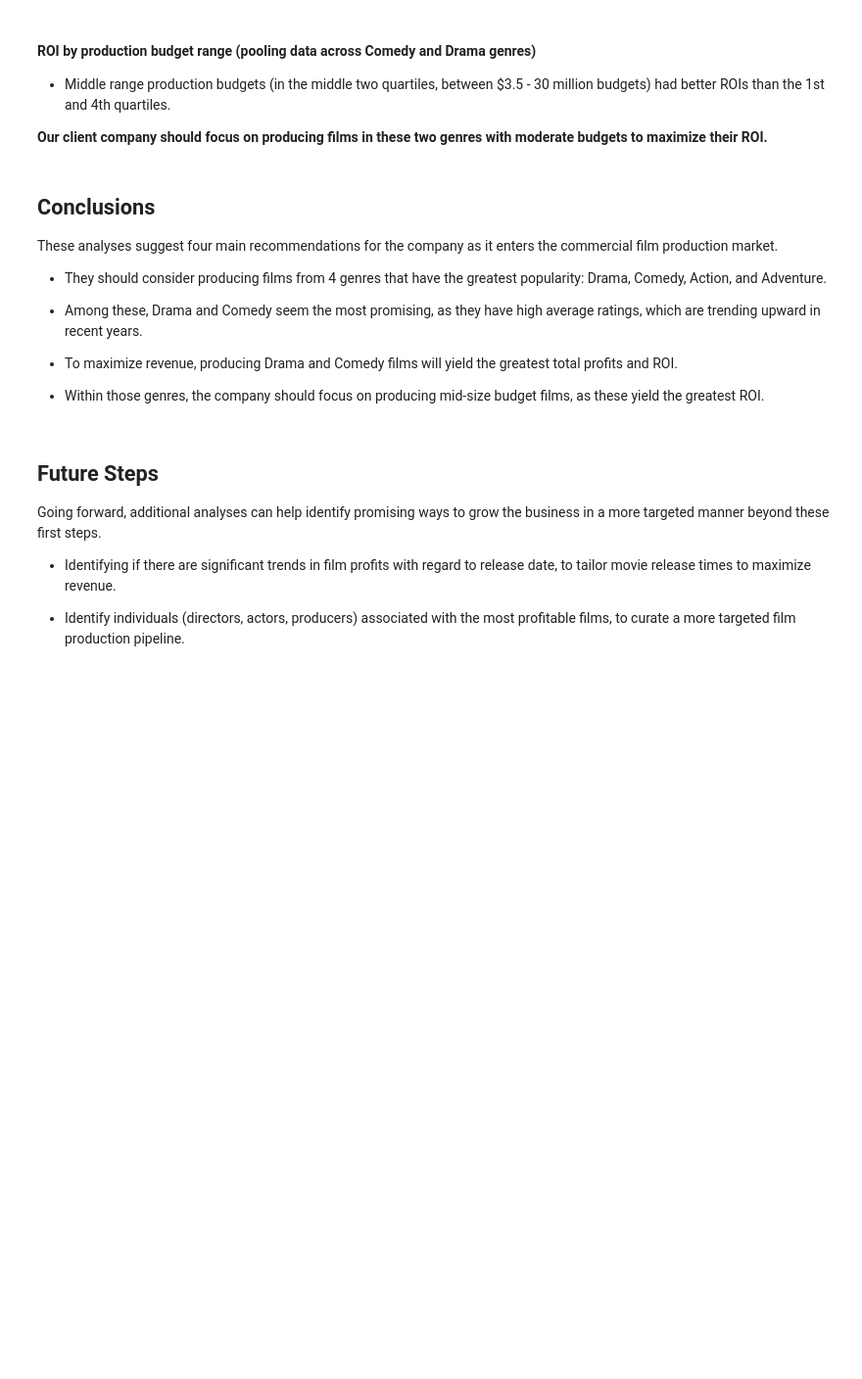
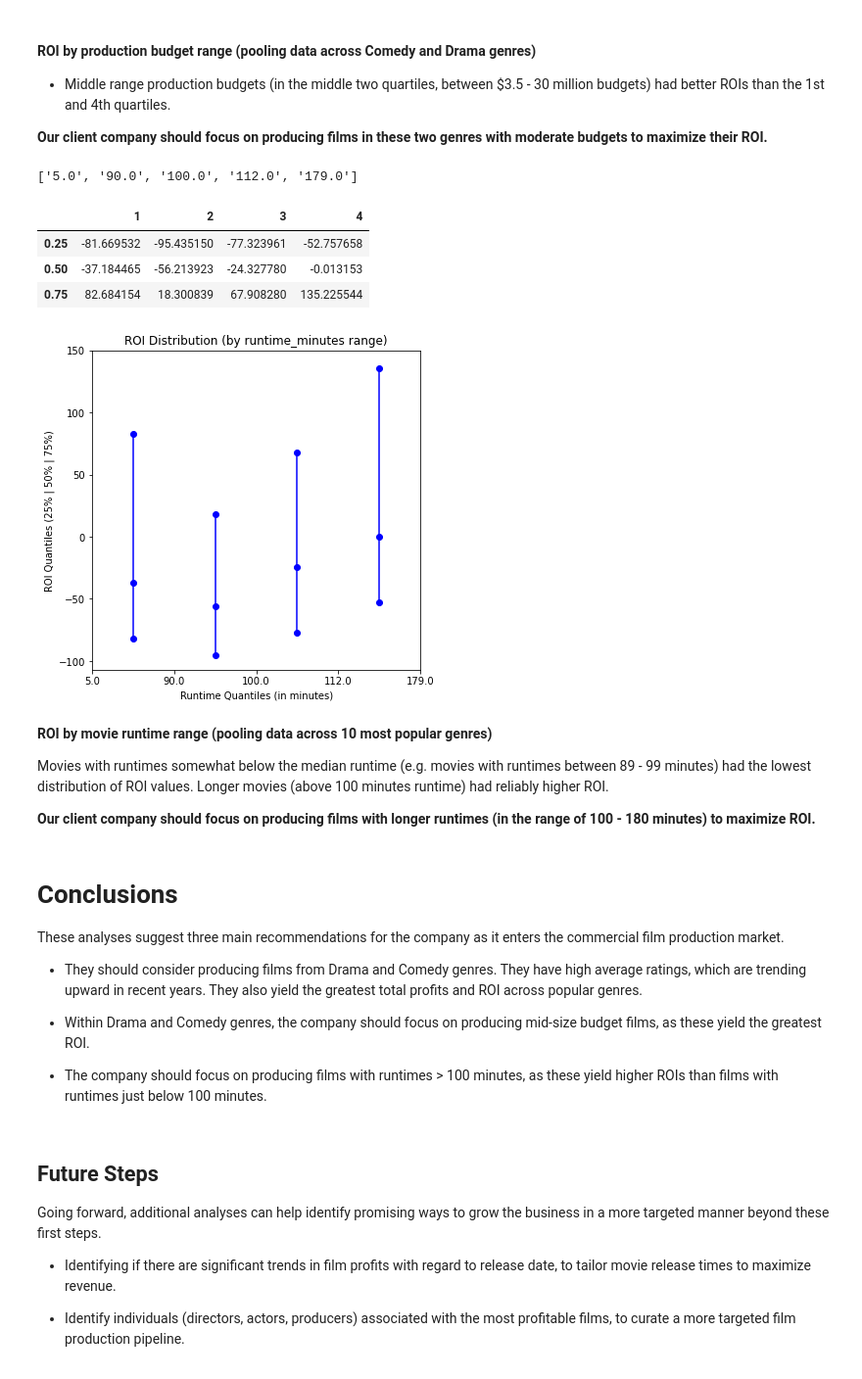
Before and after one commit to christopheraaronhenry/box_office_growth, a Jupyter notebook: box_office_growth.ipynb, the cells around one changed output. Shown at 98% size. Saved outputs shown, nothing was run; the diff lists cells and outputs as text; code cells hidden in the pictures; blank space fills up the shorter version.

```diff
--- a/box_office_growth.ipynb
+++ b/box_office_growth.ipynb
@@ -734,15 +821,31 @@ roi_stats
+# %%
+#plot the roi distributions by runtime for the 10 most popular genres
+fig, ax, runtime_quartiles, roi_stats = get_roi_stats_by_runtime(df_revmerge, genre_list)
+fig.savefig('./images/roi_dist_by_runtime_quartile.png')
+roi_stats
+# %% [output]
+['5.0', '90.0', '100.0', '112.0', '179.0']
+|  | 1 | 2 | 3 | 4 |
+| 0.25 | -81.669532 | -95.435150 | -77.323961 | -52.757658 |
+| 0.50 | -37.184465 | -56.213923 | -24.327780 | -0.013153 |
+| 0.75 | 82.684154 | 18.300839 | 67.908280 | 135.225544 |
+[figure, added]
+# %% [markdown]
+**ROI by movie runtime range (pooling data across 10 most popular genres)**
+
+Movies with runtimes somewhat below the median runtime (e.g. movies with runtimes between 89 - 99 minutes) had the lowest distribution of ROI values. Longer movies (above 100 minutes runtime) had reliably higher ROI.
+
+**Our client company should focus on producing films with longer runtimes (in the range of 100 - 180 minutes) to maximize ROI.**
 # %% [markdown]
-## Conclusions
+# Conclusions
 
-These analyses suggest four main recommendations for the company as it enters the commercial film production market.
+These analyses suggest three main recommendations for the company as it enters the commercial film production market.
 
-* They should consider producing films from 4 genres that have the greatest popularity: Drama, Comedy, Action, and Adventure.
+* They should consider producing films from Drama and Comedy genres. They have high average ratings, which are trending upward in recent years. They also yield the greatest total profits and ROI across popular genres.
 
-* Among these, Drama and Comedy seem the most promising, as they have high average ratings, which are trending upward in recent years.
+* Within Drama and Comedy genres, the company should focus on producing mid-size budget films, as these yield the greatest ROI.
 
-* To maximize revenue, producing Drama and Comedy films will yield the greatest total profits and ROI.
-
-* Within those genres, the company should focus on producing mid-size budget films, as these yield the greatest ROI.
+* The company should focus on producing films with runtimes > 100 minutes, as these yield higher ROIs than films with runtimes just below 100 minutes.
 # %% [markdown]
 ## Future Steps
 
```
Also changed, not shown: parts of 6 cells of this notebook.
